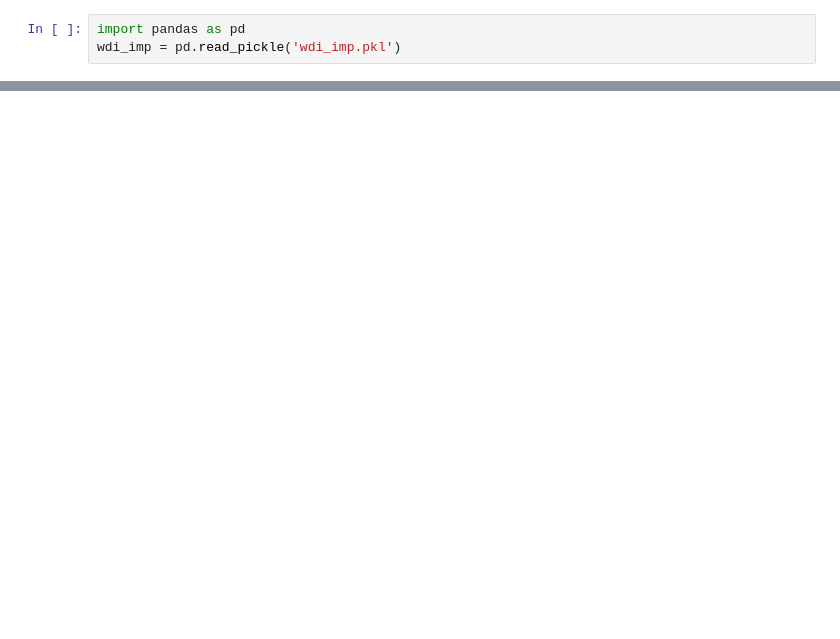
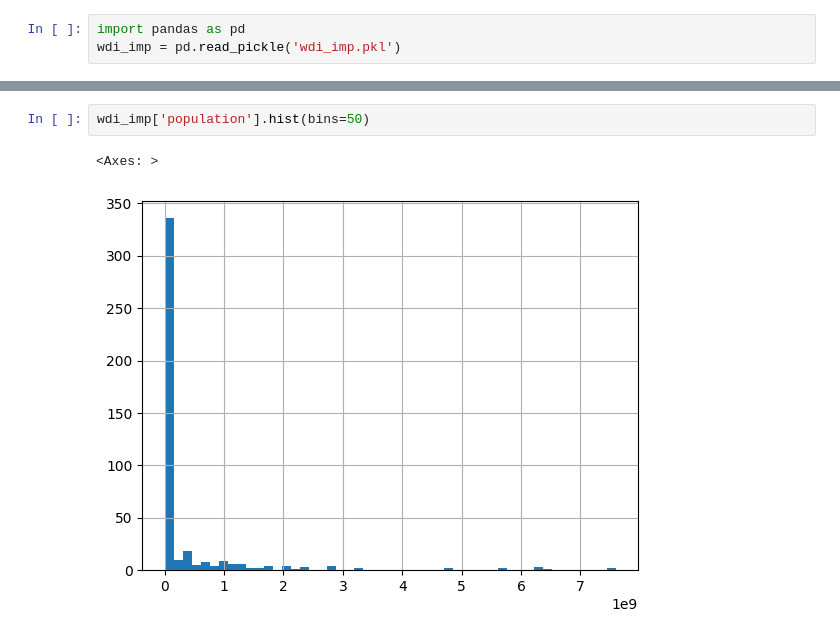
Before and after one commit to Adam-Behun/python-data-analysis, a Jupyter notebook: data-cleaning/outliers-1.ipynb, the cells around one changed output, grey strips where cells are left out. Drawn from its saved outputs; the diff is of its cells as text; blank space fills up the shorter version.

```diff
--- a/data-cleaning/outliers-1.ipynb
+++ b/data-cleaning/outliers-1.ipynb
@@ -15,0 +47,5 @@ wdi_imp.describe()
+# %%
+wdi_imp['population'].hist(bins=50)
+# %% [output]
+<Axes: >
+[figure, added]
```
Also changed, not shown: parts of 25 cells of this notebook.
